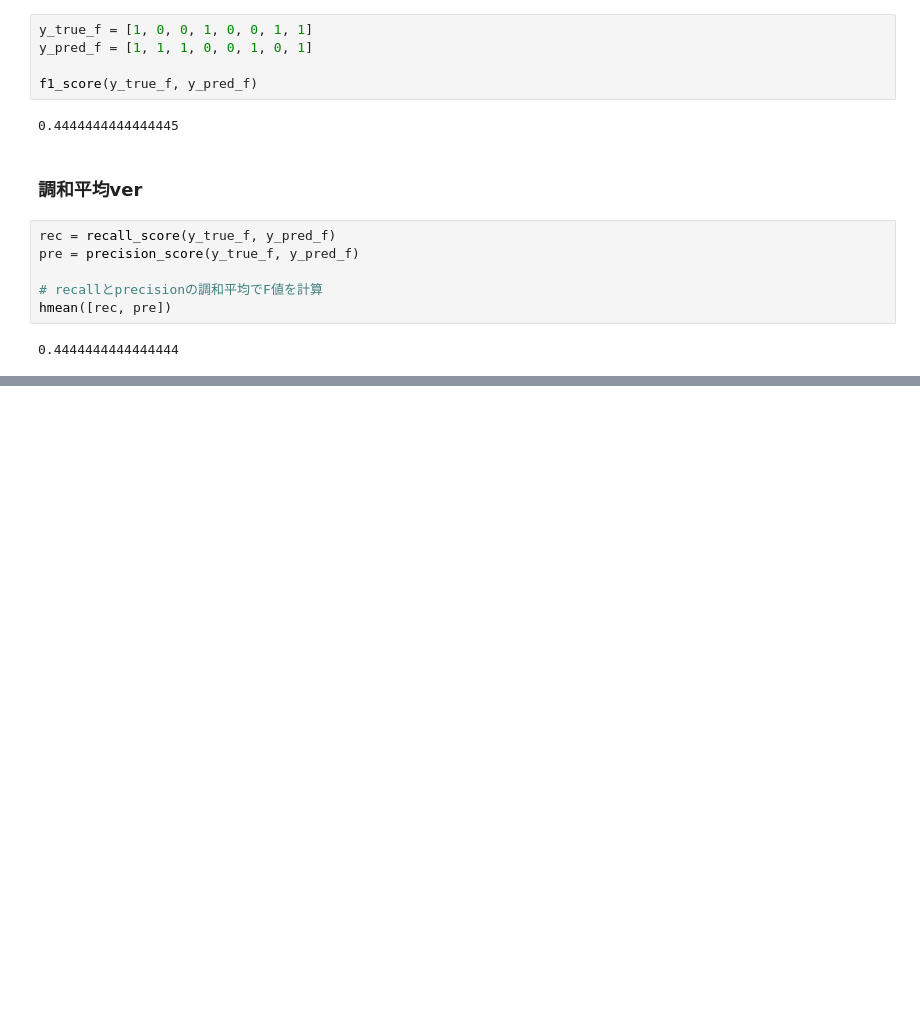
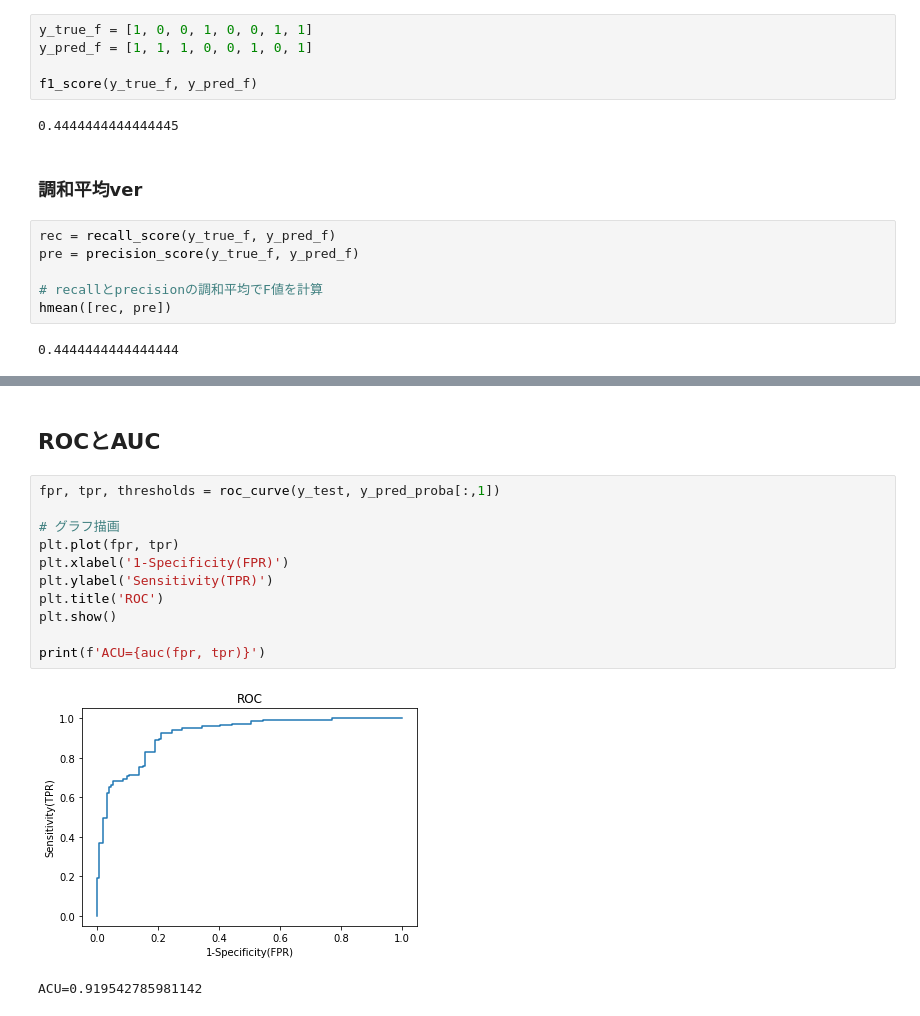
Before and after one commit to takunton/ds, a Jupyter notebook: work/ds_ml/udemy/ClassifierMetrics.ipynb, the cells around one changed output, grey strips where cells are left out. Saved outputs shown, nothing was run; the diff lists cells and outputs as text; blank space fills up the shorter version.

```diff
--- a/work/ds_ml/udemy/ClassifierMetrics.ipynb
+++ b/work/ds_ml/udemy/ClassifierMetrics.ipynb
@@ -204,0 +229,16 @@ hmean([rec, pre])
+# %% [markdown]
+## ROCとAUC
+# %%
+fpr, tpr, thresholds = roc_curve(y_test, y_pred_proba[:,1])
+
+# グラフ描画
+plt.plot(fpr, tpr)
+plt.xlabel('1-Specificity(FPR)')
+plt.ylabel('Sensitivity(TPR)')
+plt.title('ROC')
+plt.show()
+
+print(f'ACU={auc(fpr, tpr)}')
+# %% [output]
+[figure, added]
+ACU=0.919542785981142
```
Also changed, not shown: parts of 12 cells of this notebook.
